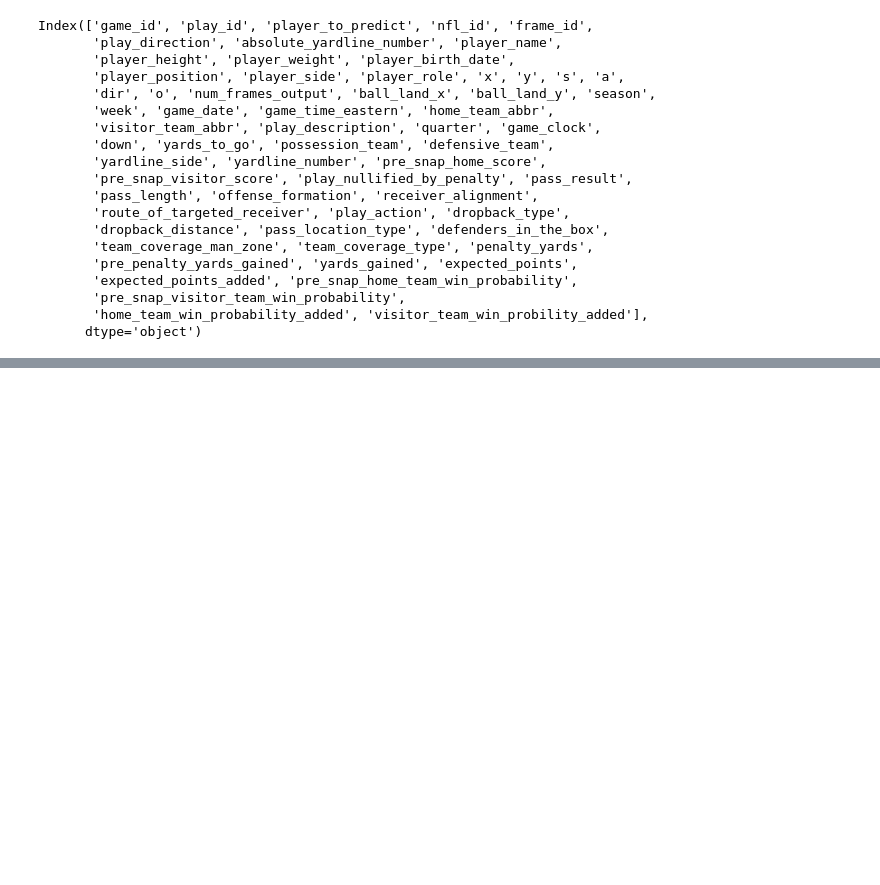
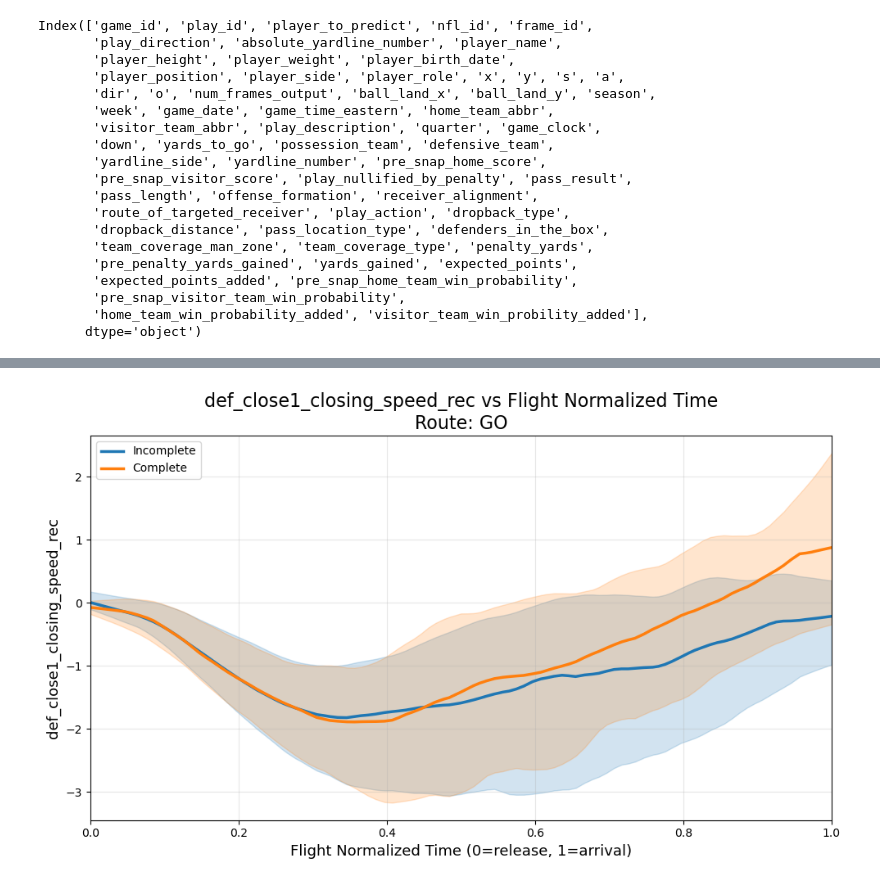
Before and after one commit to SethJ50/NFL-Big-Data-Bowl-2026, a Jupyter notebook: Exploratory Data Analysis.ipynb, the cells around one changed output, grey strips where cells are left out. Drawn from its saved outputs; the diff is of its cells as text; code cells hidden in the pictures; blank space fills up the shorter version.

```diff
--- a/Exploratory Data Analysis.ipynb
+++ b/Exploratory Data Analysis.ipynb
@@ -902,0 +967,4 @@ Future Investigation:
+# %%
+make_time_plot(data_adv, "def_close1_closing_speed_rec", route_type = "GO")
+# %% [output]
+[figure, added]
```
Also changed, not shown: parts of 74 cells of this notebook, 3 other files.
